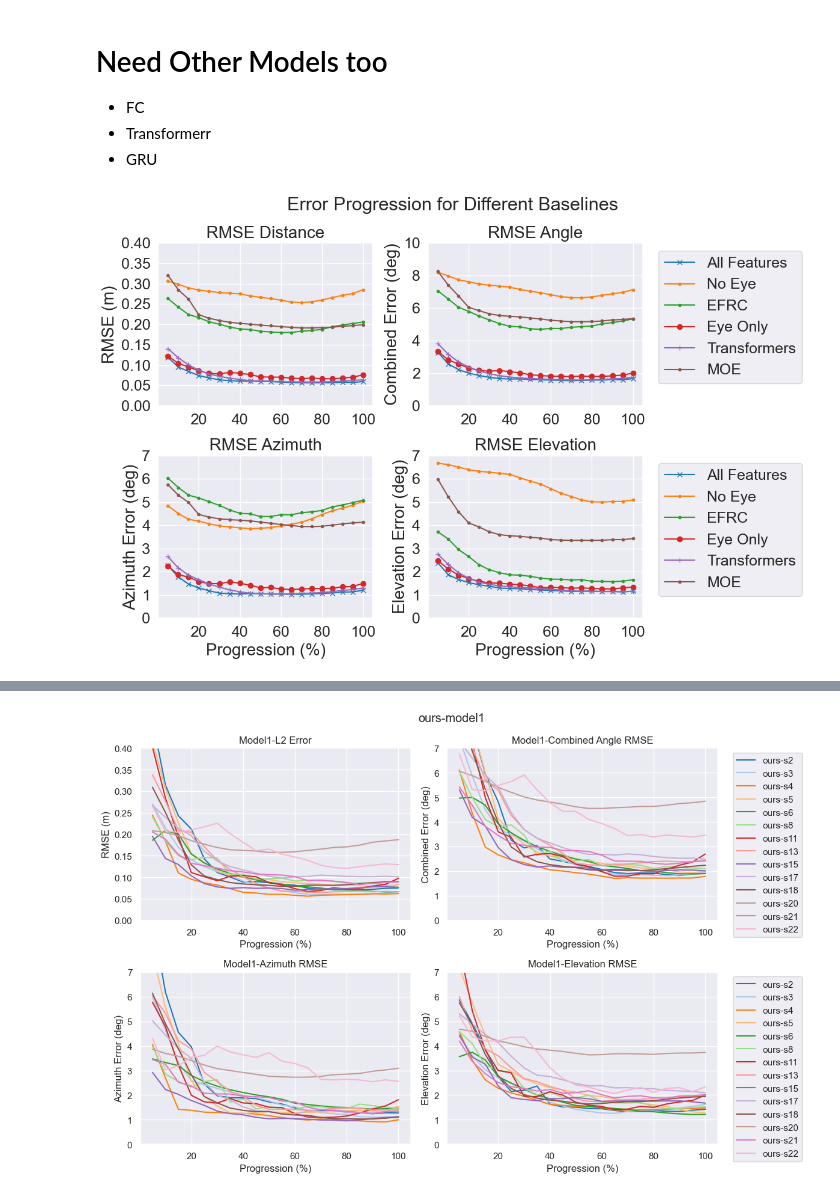
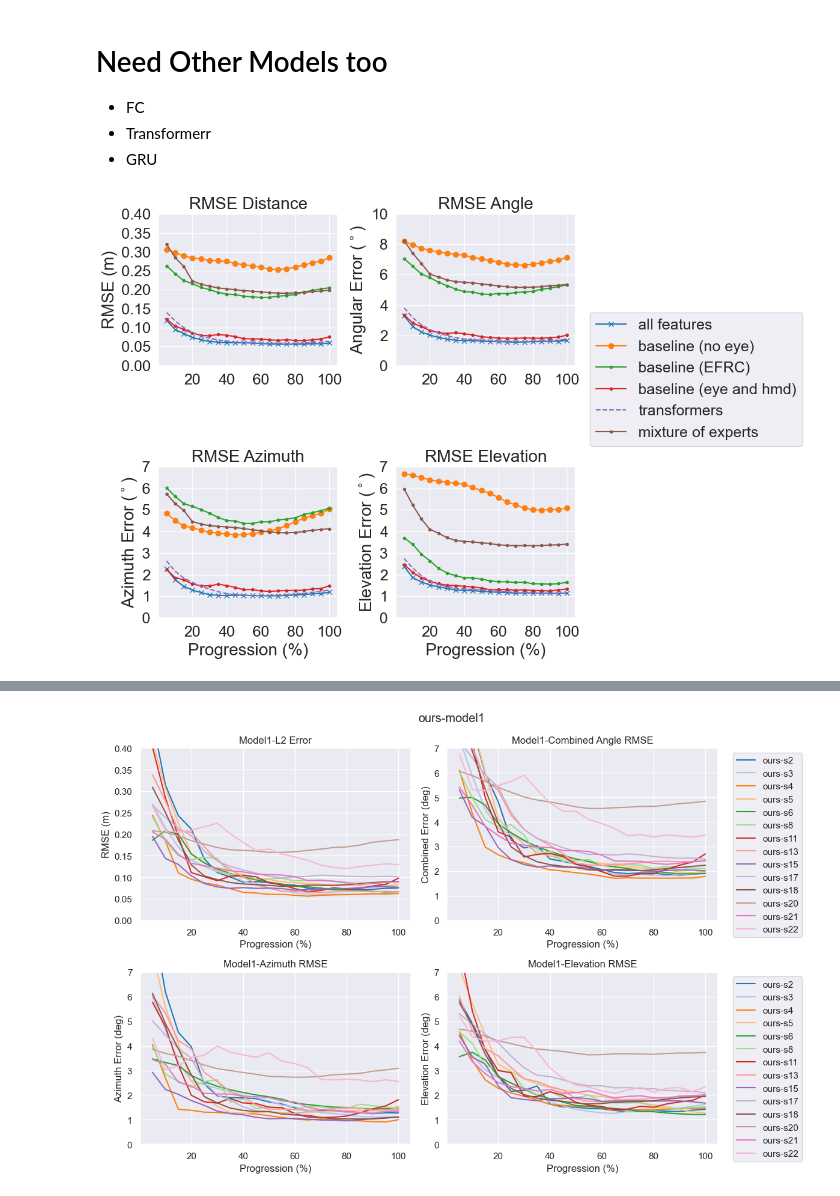
Before and after one commit to gitscade/stats, a Jupyter notebook: 02-result_progression.ipynb, the cells around one changed output, grey strips where cells are left out. Saved outputs shown, nothing was run; the diff lists cells and outputs as text; code cells hidden in the pictures.

```diff
--- a/02-result_progression.ipynb
+++ b/02-result_progression.ipynb
@@ -109,16 +109,16 @@ x =pd.Series(x, name='x')
 ### plotting for m1 only ####
 sns.set(style='darkgrid', palette='tab10')
 fig = plt.figure(figsize=(12,8))
-fig.suptitle("Error Progression for Different Baselines", fontsize="22")
+# fig.suptitle("Error Progression for Different Baselines", fontsize="22")
 
 ax1 = fig.add_subplot(221)
 ax1.set_title('RMSE Distance', fontsize=20)
-ax1.plot(x, y1.e_mse, label = "All Features", marker='x')
-ax1.plot(x, y2.e_mse, label = "No Eye", marker='.')
-ax1.plot(x, y3.e_mse, label = "EFRC", marker='.')
-ax1.plot(x, y4.e_mse, label = "Eye Only", marker='o')
-ax1.plot(x, y5.e_mse, label = "Transformers", marker='+')
-ax1.plot(x, y6.e_mse, label = "MOE", marker='.')
+ax1.plot(x, y1.e_mse, label = "all features", marker='x')
+ax1.plot(x, y2.e_mse, label = "baseline (no eye)", marker='o')
+ax1.plot(x, y3.e_mse, label = "baseline (EFRC)", marker='.')
+ax1.plot(x, y4.e_mse, label = "baseline (eye and hmd)", marker='.')
+ax1.plot(x, y5.e_mse, label = "transformers", linestyle='--')
+ax1.plot(x, y6.e_mse, label = "mixture of experts", marker='.')
 # ax1.set_xlabel('Progression (%)', fontsize=20)
 ax1.set_ylabel('RMSE (m)', fontsize=20)
 ax1.set_ylim(0,0.4)
@@ -130,63 +130,63 @@ for tick in ax1.yaxis.get_major_ticks():
 
 ax2 = fig.add_subplot(222)
 ax2.set_title('RMSE Angle', fontsize=20)
-ax2.plot(x, y1.e_comb, label = "All Features", marker='x')
-ax2.plot(x, y2.e_comb, label = "No Eye", marker='.')
-ax2.plot(x, y3.e_comb, label = "EFRC", marker='.')
-ax2.plot(x, y4.e_comb, label = "Eye Only", marker='o')
-ax2.plot(x, y5.e_comb, label = "Transformers", marker='+')
-ax2.plot(x, y6.e_comb, label = "MOE", marker='.')
+ax2.plot(x, y1.e_comb, label = "all features", marker='x')
+ax2.plot(x, y2.e_comb, label = "baseline (no eye)", marker='o')
+ax2.plot(x, y3.e_comb, label = "baseline (EFRC)", marker='.')
+ax2.plot(x, y4.e_comb, label = "baseline (eye and hmd)", marker='.')
+ax2.plot(x, y5.e_comb, label = "transformers", linestyle='--')
+ax2.plot(x, y6.e_comb, label = "mixture of experts", marker='.')
 
 # ax2.set_xlabel('Progression (%)', fontsize=20)
-ax2.set_ylabel('Combined Error (deg)', fontsize=20)
+ax2.set_ylabel('Angular Error ($^\circ$)', fontsize=20)
 ax2.set_ylim(0,10)
-plt.legend(bbox_to_anchor=(1.04, 1), loc="upper left", fontsize="18")
+plt.legend(bbox_to_anchor=(1.04, 0.4), loc="upper left", fontsize="18")
 
 for tick in ax2.xaxis.get_major_ticks():
     tick.label1.set_fontsize(18)
 for tick in ax2.yaxis.get_major_ticks():
     tick.label1.set_fontsize(18)
 
 ax3 = fig.add_subplot(223)
 ax3.set_title('RMSE Azimuth', fontsize=20)
-ax3.plot(x, y1.e_h, label = "All Features", marker='x')
-ax3.plot(x, y2.e_h, label = "No Eye", marker='.')
-ax3.plot(x, y3.e_h, label = "EFRC", marker='.')
-ax3.plot(x, y4.e_h, label = "Eye Only", marker='o')
-ax3.plot(x, y5.e_h, label = "Transformers", marker='+')
-ax3.plot(x, y6.e_h, label = "MOE", marker='.')
+ax3.plot(x, y1.e_h, label = "all features", marker='x')
+ax3.plot(x, y2.e_h, label = "baseline (no eye)", marker='o')
+ax3.plot(x, y3.e_h, label = "baseline (EFRC)", marker='.')
+ax3.plot(x, y4.e_h, label = "baseline (eye and hmd)", marker='.')
+ax3.plot(x, y5.e_h, label = "transformers", linestyle='--')
+ax3.plot(x, y6.e_h, label = "mixture of experts", marker='.')
 
 ax3.set_xlabel('Progression (%)', fontsize=20)
-ax3.set_ylabel('Azimuth Error (deg)', fontsize=20)
+ax3.set_ylabel('Azimuth Error ($^\circ$)', fontsize=20)
 ax3.set_ylim(0,7)
 
 for tick in ax3.xaxis.get_major_ticks():
     tick.label1.set_fontsize(18)
 for tick in ax3.yaxis.get_major_ticks():
     tick.label1.set_fontsize(18)
 
 
 ax4 = fig.add_subplot(224)
 ax4.set_title('RMSE Elevation', fontsize=20)
-ax4.plot(x, y1.e_v, label = "All Features", marker='x')
-ax4.plot(x, y2.e_v, label = "No Eye", marker='.')
-ax4.plot(x, y3.e_v, label = "EFRC", marker='.')
-ax4.plot(x, y4.e_v, label = "Eye Only", marker='o')
-ax4.plot(x, y5.e_v, label = "Transformers", marker='+')
-ax4.plot(x, y6.e_v, label = "MOE", marker='.')
+ax4.plot(x, y1.e_v, label = "all features", marker='x')
+ax4.plot(x, y2.e_v, label = "baseline (no eye)", marker='o')
+ax4.plot(x, y3.e_v, label = "baseline (EFRC)", marker='.')
+ax4.plot(x, y4.e_v, label = "baseline (eye and hmd)", marker='.')
+ax4.plot(x, y5.e_v, label = "transformers", linestyle='--')
+ax4.plot(x, y6.e_v, label = "mixture of experts", marker='.')
 
 ax4.set_xlabel('Progression (%)', fontsize=20)
-ax4.set_ylabel('Elevation Error (deg)', fontsize=20)
+ax4.set_ylabel('Elevation Error ($^\circ$)', fontsize=20)
 ax4.set_ylim(0,7)
-plt.legend(bbox_to_anchor=(1.04, 1), loc="upper left", fontsize="18")
+# plt.legend(bbox_to_anchor=(1.04, 1), loc="upper left", fontsize="18")
 plt.tight_layout()
 
 for tick in ax4.xaxis.get_major_ticks():
     tick.label1.set_fontsize(18)
 for tick in ax4.yaxis.get_major_ticks():
     tick.label1.set_fontsize(18)
 # %% [output]
-[figure, old version]
+[figure, new version]
 # %%
 ### plotting for m1 only ####
 sns.set(style='darkgrid', palette='tab10')
```
Also changed, not shown: parts of 1 cell of this notebook, 2 other files.
